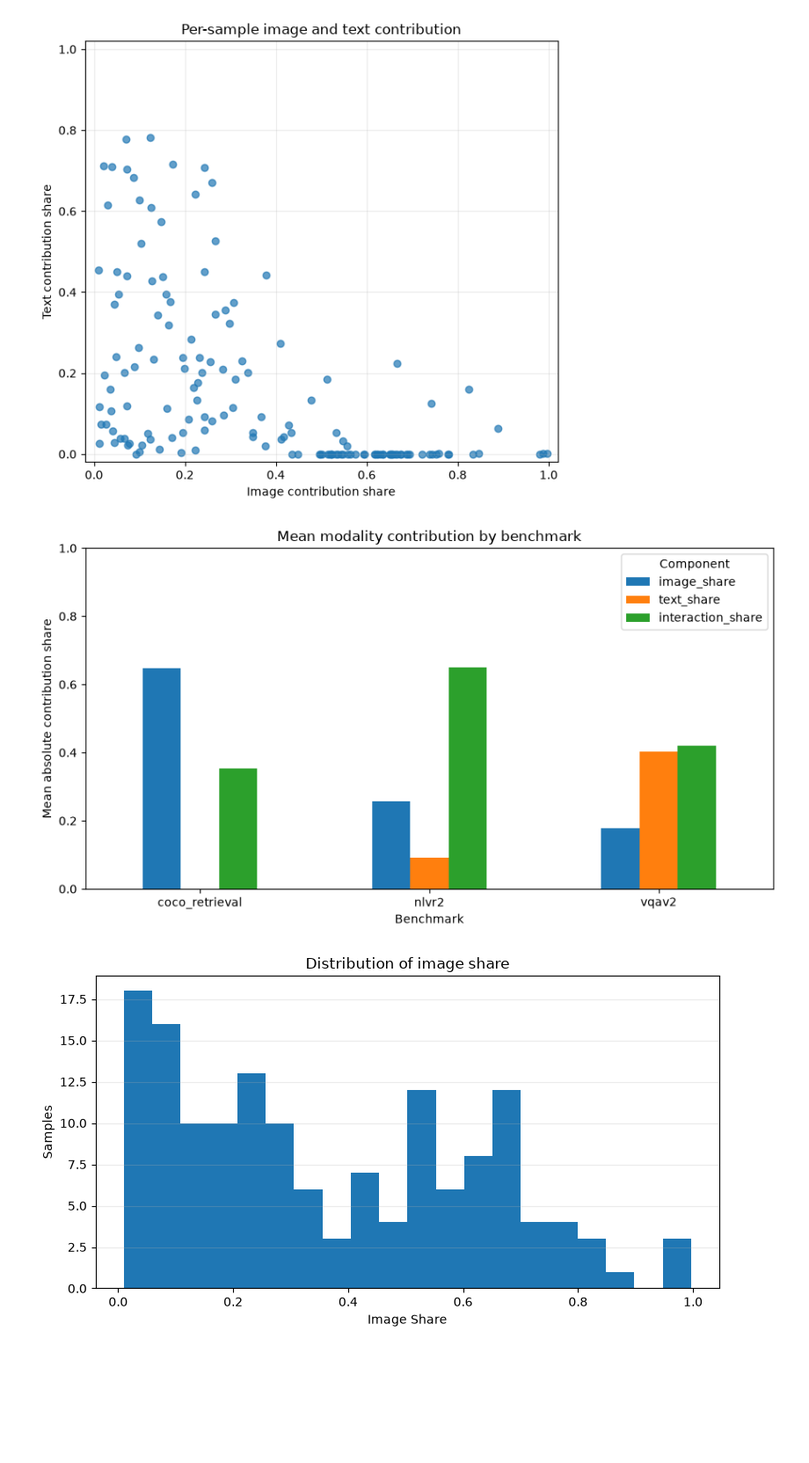
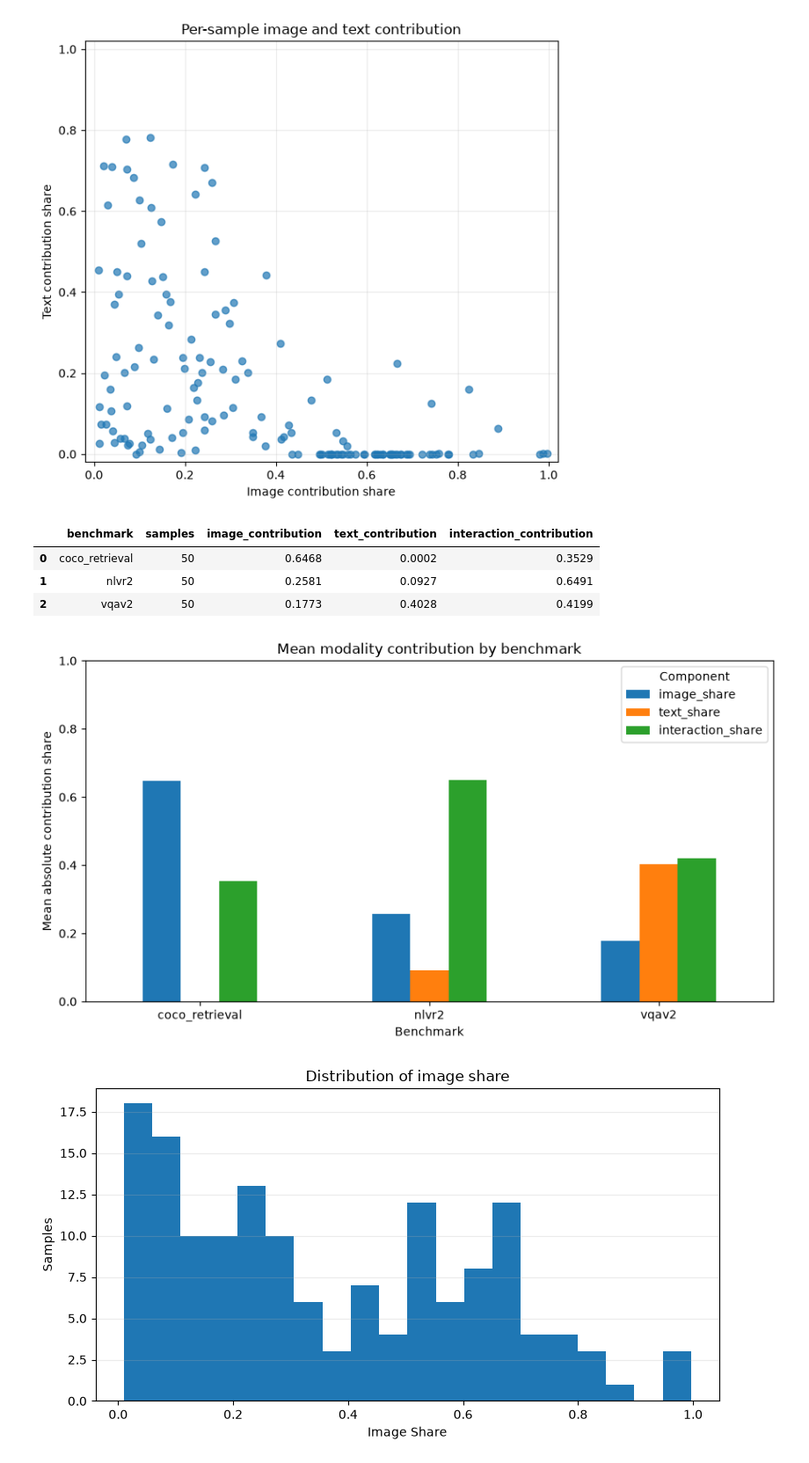
Before and after one commit to sharifbubuka/thesis, a Jupyter notebook: notebooks/modality_contribution.ipynb, the cells around one changed output. Shown at 88% size. Saved outputs shown, nothing was run; the diff lists cells and outputs as text; code cells hidden in the pictures; blank space fills up the shorter version.

```diff
--- a/notebooks/modality_contribution.ipynb
+++ b/notebooks/modality_contribution.ipynb
@@ -173,9 +174,27 @@ plt.show()
 # %% [output]
 [figure]
 # %%
-plot_benchmark_means(contribution_df, output_path=FIGURE_DIR / "benchmark_means.png");
+dataset_modality_contribution = (
+    contribution_df.groupby("benchmark", as_index=False)
+    .agg(
+        samples=("sample_id", "count"),
+        image_contribution=("image_share", "mean"),
+        text_contribution=("text_share", "mean"),
+        interaction_contribution=("interaction_share", "mean"),
+    )
+)
+display(dataset_modality_contribution.round(4))
+
+plot_benchmark_means(
+    contribution_df,
+    output_path=FIGURE_DIR / "dataset_modality_contribution.png",
+)
 plt.show()
 # %% [output]
+|  | benchmark | samples | image_contribution | text_contribution | interaction_contribution |
+| 0 | coco_retrieval | 50 | 0.6468 | 0.0002 | 0.3529 |
+| 1 | nlvr2 | 50 | 0.2581 | 0.0927 | 0.6491 |
+| 2 | vqav2 | 50 | 0.1773 | 0.4028 | 0.4199 |
 [figure]
 # %%
 plot_contribution_distribution(contribution_df, column="image_share", output_path=FIGURE_DIR / "image_share_distribution.png");
```
Also changed, not shown: parts of 11 cells of this notebook, 19 other files.
